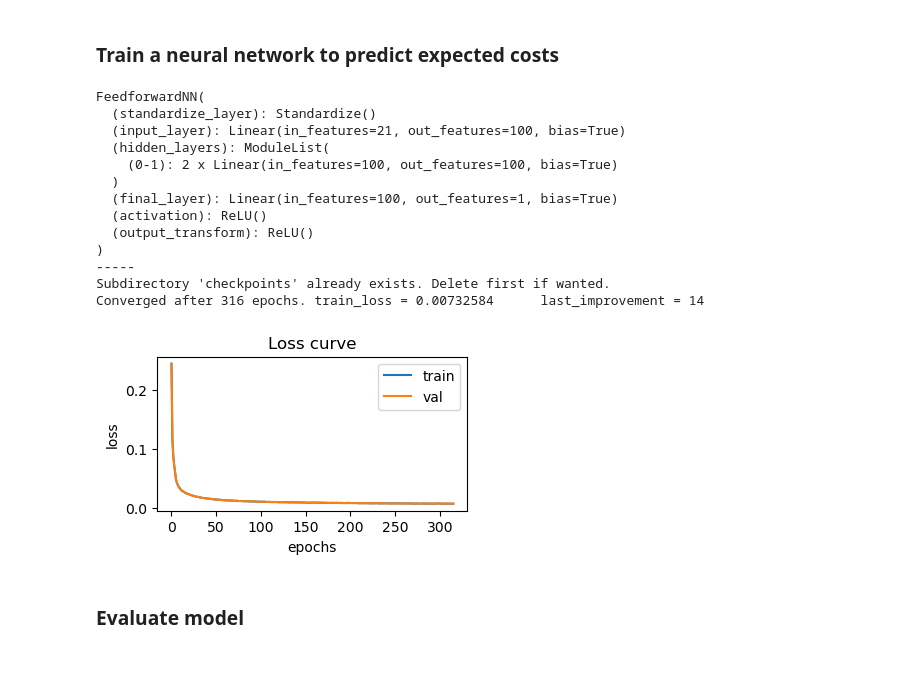
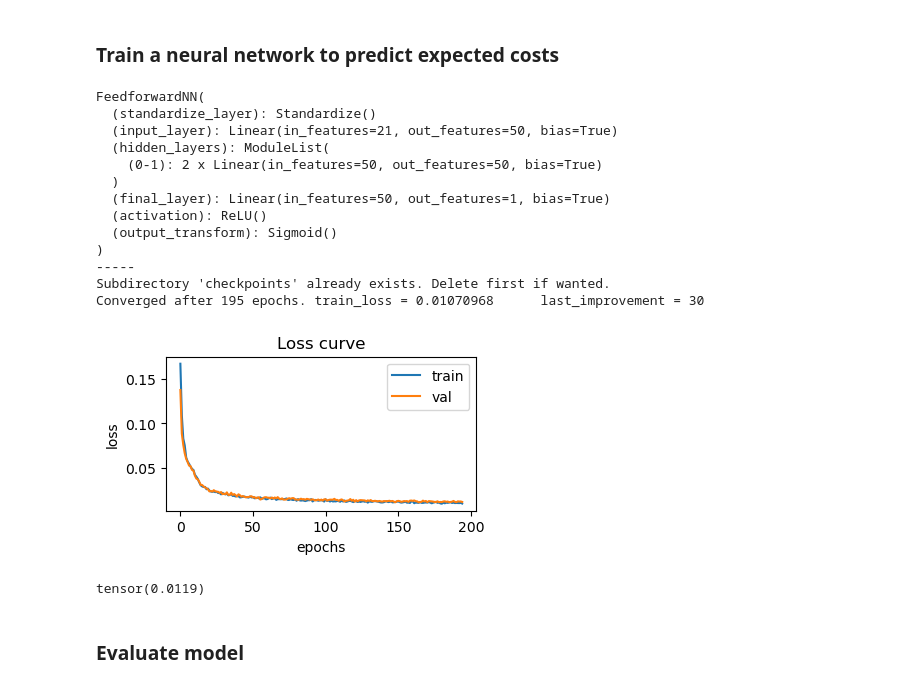
Before and after one commit to mackelab/amortized-decision-making, a Jupyter notebook: scripts/examples/lotka_volterra_continuous_actions.ipynb, the cells around one changed output. Cells and saved outputs as stored; diff of their text form; code cells hidden in the pictures.

```diff
--- a/scripts/examples/lotka_volterra_continuous_actions.ipynb
+++ b/scripts/examples/lotka_volterra_continuous_actions.ipynb
@@ -92,9 +98,9 @@ with mpl.rc_context(fname=plot_config_file):
 # %% [markdown]
 ### Decision Task
 # %%
-factor = 5
-exponential = 0.5
-param = 3
+factor = 2
+exponential = 2
+param = 1
 parameter_range = (lv.param_high - lv.param_low)[param].item()
 cost_fn = RevGaussCost(
     parameter_range=parameter_range, ## FIXED PARAMETER
@@ -162,7 +166,7 @@ actions = lv.actions
 # %% [markdown]
 ### Load data
 # %%
-n_train = 100_000#50_000
+n_train = 10_000#50_000
 n_test = 10_000
 
 theta_train, x_train, theta_val, x_val, theta_test, x_test = load_data("lotka_volterra")
@@ -186,10 +190,11 @@ nn = build_nn(
     "fc",
     x_train=x_train,
     action_train=lv.actions.sample(n=x_train.shape[0]),
-    hidden_dims=[100, 100, 100],
+    hidden_dims=[50,50,50],
     output_dim=1,
     activation=torch.nn.ReLU(),
-    output_transform=torch.nn.ReLU(),
+    output_transform=torch.nn.Sigmoid(),
+    seed = seed
 )
 print(nn, end="\n-----\n")
 
@@ -205,30 +210,34 @@ nn, train_loss, val_loss = train(
     model_dir="./results/lotka_volterra/continuous/notebook",
     max_num_epochs=800,
     stop_after_epochs=30,
+    seed = seed,
+    save_sampled_actions=True
 )
 # %% [output]
 FeedforwardNN(
   (standardize_layer): Standardize()
-  (input_layer): Linear(in_features=21, out_features=100, bias=True)
+  (input_layer): Linear(in_features=21, out_features=50, bias=True)
   (hidden_layers): ModuleList(
-    (0-1): 2 x Linear(in_features=100, out_features=100, bias=True)
+    (0-1): 2 x Linear(in_features=50, out_features=50, bias=True)
   )
-  (final_layer): Linear(in_features=100, out_features=1, bias=True)
+  (final_layer): Linear(in_features=50, out_features=1, bias=True)
   (activation): ReLU()
-  (output_transform): ReLU()
+  (output_transform): Sigmoid()
 )
 -----
 Subdirectory 'checkpoints' already exists. Delete first if wanted.
-Converged after 316 epochs. train_loss = 0.00732584      last_improvement = 14
+Converged after 195 epochs. train_loss = 0.01070968      last_improvement = 30
 # %%
 fig, ax = plt.subplots(1,1, figsize = (4,2))
 ax.plot(train_loss, label="train")
-ax.plot(train_loss, label = "val")
+ax.plot(val_loss, label = "val")
 ax.set_title("Loss curve"); ax.set_xlabel("epochs"); ax.set_ylabel("loss")
 ax.legend()
 plt.show()
+print(val_loss.min())
 # %% [output]
-[figure, old version]
+[figure, new version]
+tensor(0.0119)
 # %% [markdown]
 ### Evaluate model
 # %%
```
Also changed, not shown: parts of 13 cells of this notebook, 39 other files.
